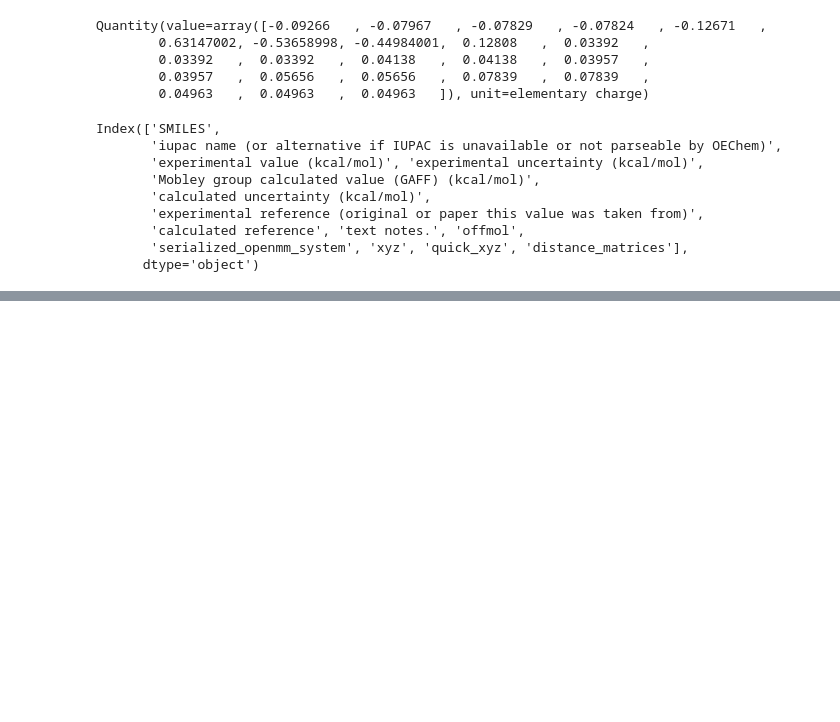
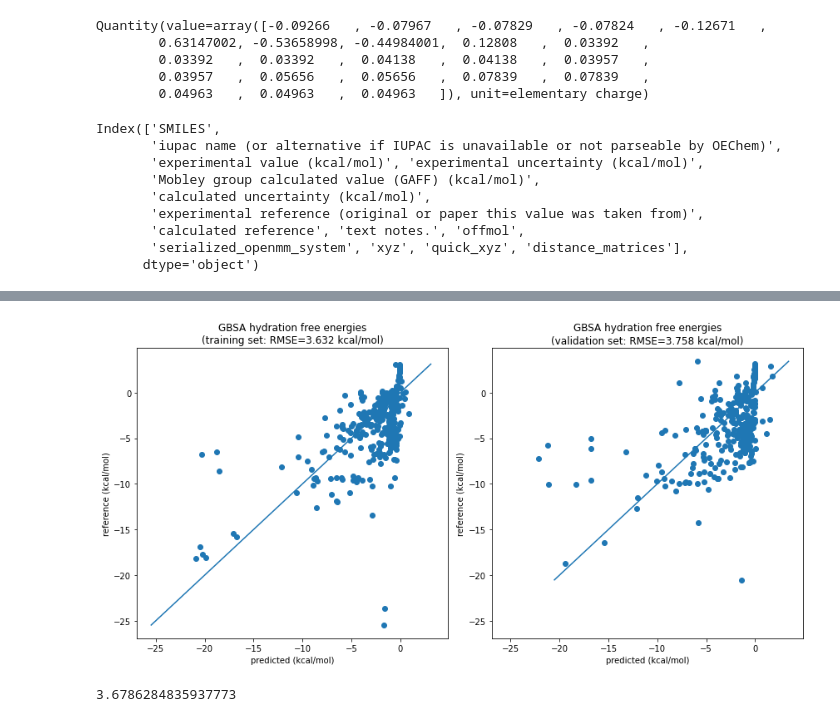
Before and after one commit to choderalab/espaloma, a Jupyter notebook: scripts/free_energy_fitting/[wip] freesolv fit.ipynb, the cells around one changed output, grey strips where cells are left out. Saved outputs shown, nothing was run; the diff lists cells and outputs as text; code cells hidden in the pictures; blank space fills up the shorter version.

```diff
--- a/scripts/free_energy_fitting/[wip] freesolv fit.ipynb
+++ b/scripts/free_energy_fitting/[wip] freesolv fit.ipynb
@@ -311,0 +308,4 @@ So it looks like it's having a really hard time making negative predictions, for
+# %%
+graph_model = initialize(hidden_dim=32, node_dim=32)
+learning_rate = 1e-3
+optimizer = torch.optim.Adam(graph_model.parameters(), lr=learning_rate)
@@ -311,0 +359,35 @@ So it looks like it's having a really hard time making negative predictions, for
+# %%
+final_predict_dict = dict()
+for key in tqdm(df.index):
+    final_predict_dict[key] = predict_on_key(key, graph_model)
+# %%
+splits = {
+    'training': train_inds,
+    'validation': valid_inds,
+}
+# %%
+plt.figure(figsize=(12,6))
+ax = None
+
+for i, split_name in enumerate(splits):
+    split = splits[split_name]
+    x = np.array([final_predict_dict[key].detach() * kT / unit.kilocalorie_per_mole for key in split])
+    y = np.array([df['experimental value (kcal/mol)'][key] for key in split])
+
+    rmse = np.sqrt(np.mean((x - y)**2))
+
+    ax = plt.subplot(1,2,i+1, sharex=ax, sharey=ax)
+    plt.scatter(x, y)
+    plt.xlabel('predicted (kcal/mol)')
+    plt.ylabel('reference (kcal/mol)')
+    plt.plot([min(y), max(y)], [min(y), max(y)])
+
+    plt.title(f'GBSA hydration free energies\n({split_name} set: RMSE={rmse:.3f} kcal/mol)')
+plt.tight_layout()
+# %% [output]
+[figure, added]
+# %%
+# comparable to the RMSE that would be obtained by predicting a constant
+np.sqrt(np.mean((y - np.mean(y))**2))
+# %% [output]
+3.6786284835937773
```
Also changed, not shown: parts of 24 cells of this notebook.
